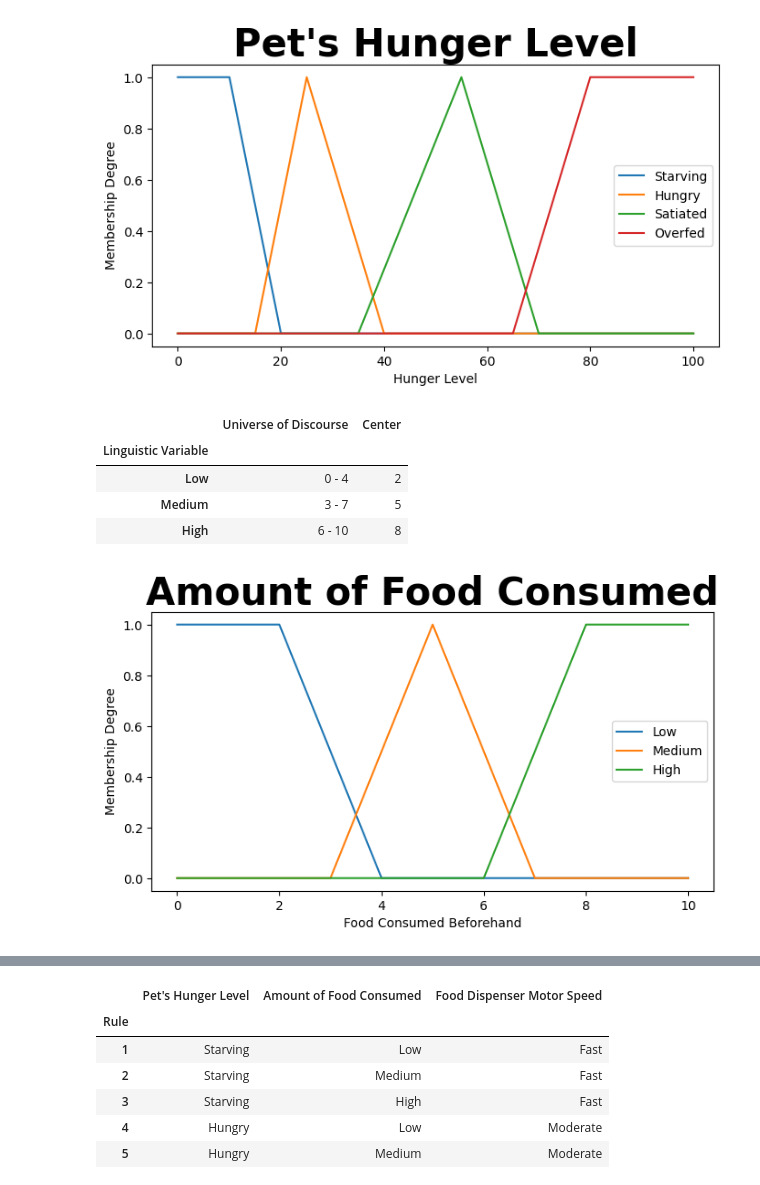
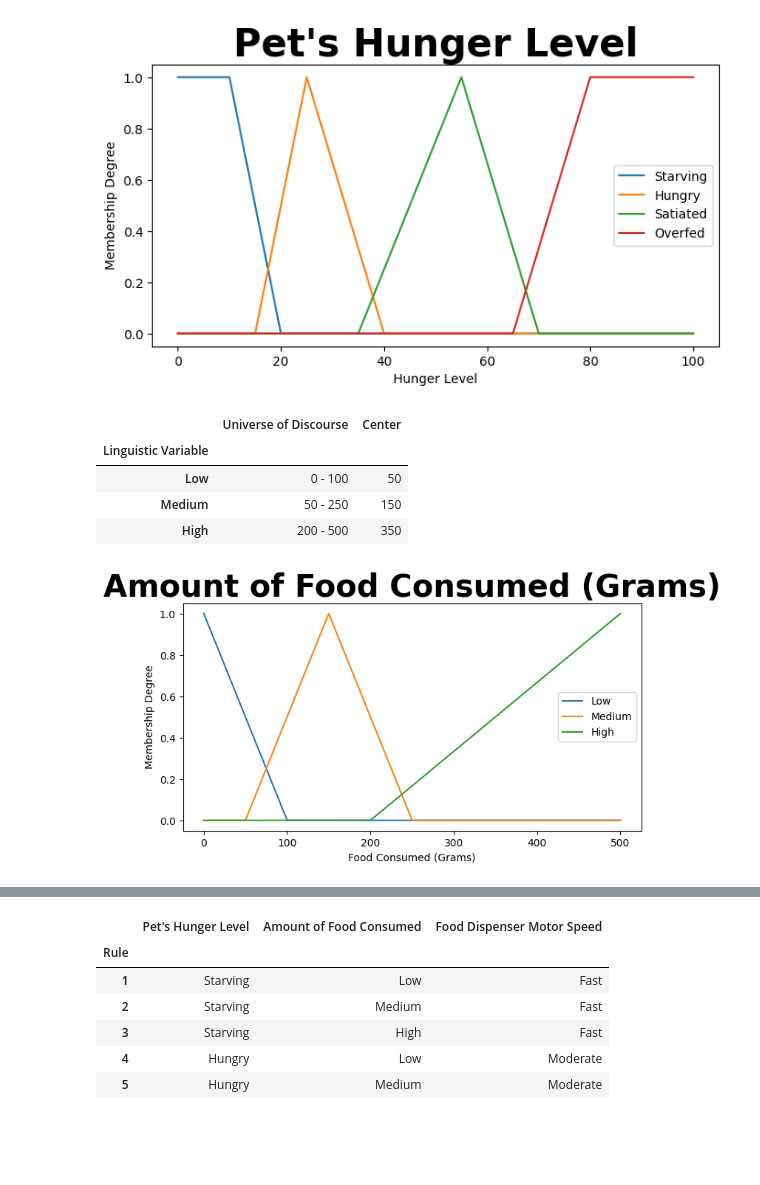
Before and after one commit to Khenz0/IS_Lab3_Fuzzy-Logic-Control, a Jupyter notebook: Auto Pet Feeder FLC.ipynb, the cells around one changed output, grey strips where cells are left out. Cells and saved outputs as stored; diff of their text form; code cells hidden in the pictures; blank space fills up the shorter version.

```diff
--- a/Auto Pet Feeder FLC.ipynb
+++ b/Auto Pet Feeder FLC.ipynb
@@ -47,38 +47,37 @@ df
 [figure]
 # %%
 # Amount of Food Consumed
-F = Domain("food_consumed", 0, 10, res=0.1)
+F = Domain("food_consumed", 0, 500, res=0.1)  # Assuming a maximum capacity of 500 grams
 
-F.low = S(2, 4)
+F.low = S(0, 100)  # Adjust the range based on the maximum capacity
 F.low.plot()
 
-F.medium = triangular(3, 7, c=5, c_m=1, no_m=0)
+F.medium = triangular(50, 250, c=150, c_m=1, no_m=0)  # Adjust the range and center based on the maximum capacity
 F.medium.plot()
 
-F.high = R(6, 8)
+F.high = R(200, 500)  # Adjust the range based on the maximum capacity
 F.high.plot()
 
-pyplot.title("Amount of Food Consumed", fontweight="bold", fontsize=30)
-pyplot.xlabel('Food Consumed Beforehand')
+pyplot.title("Amount of Food Consumed (Grams)", fontweight="bold", fontsize=30)
+pyplot.xlabel('Food Consumed (Grams)')
 pyplot.ylabel('Membership Degree')
 pyplot.legend(['Low', 'Medium', 'High'])
 
-# Amount Consumed Beforehand Table
 F_data = {
     'Linguistic Variable': ['Low', 'Medium', 'High'],
-    'Universe of Discourse': ['0 - 4', '3 - 7', '6 - 10'],
-    'Center': ['2', '5', '8'],
+    'Universe of Discourse': ['0 - 100', '50 - 250', '200 - 500'],
+    'Center': ['50', '150', '350'],  # Adjust the center values based on the maximum capacity
 }
 
 df = pd.DataFrame(F_data)
-df.set_index ('Linguistic Variable', inplace=True)
+df.set_index('Linguistic Variable', inplace=True)
 df
 # %% [output]
 |  | Universe of Discourse | Center |
 | Linguistic Variable |  |  |
-| Low | 0 - 4 | 2 |
-| Medium | 3 - 7 | 5 |
-| High | 6 - 10 | 8 |
+| Low | 0 - 100 | 50 |
+| Medium | 50 - 250 | 150 |
+| High | 200 - 500 | 350 |
-[figure, old version]
+[figure, new version]
 # %%
 # Food Dispenser Motor Speed
```
Also changed, not shown: parts of 3 cells of this notebook.
